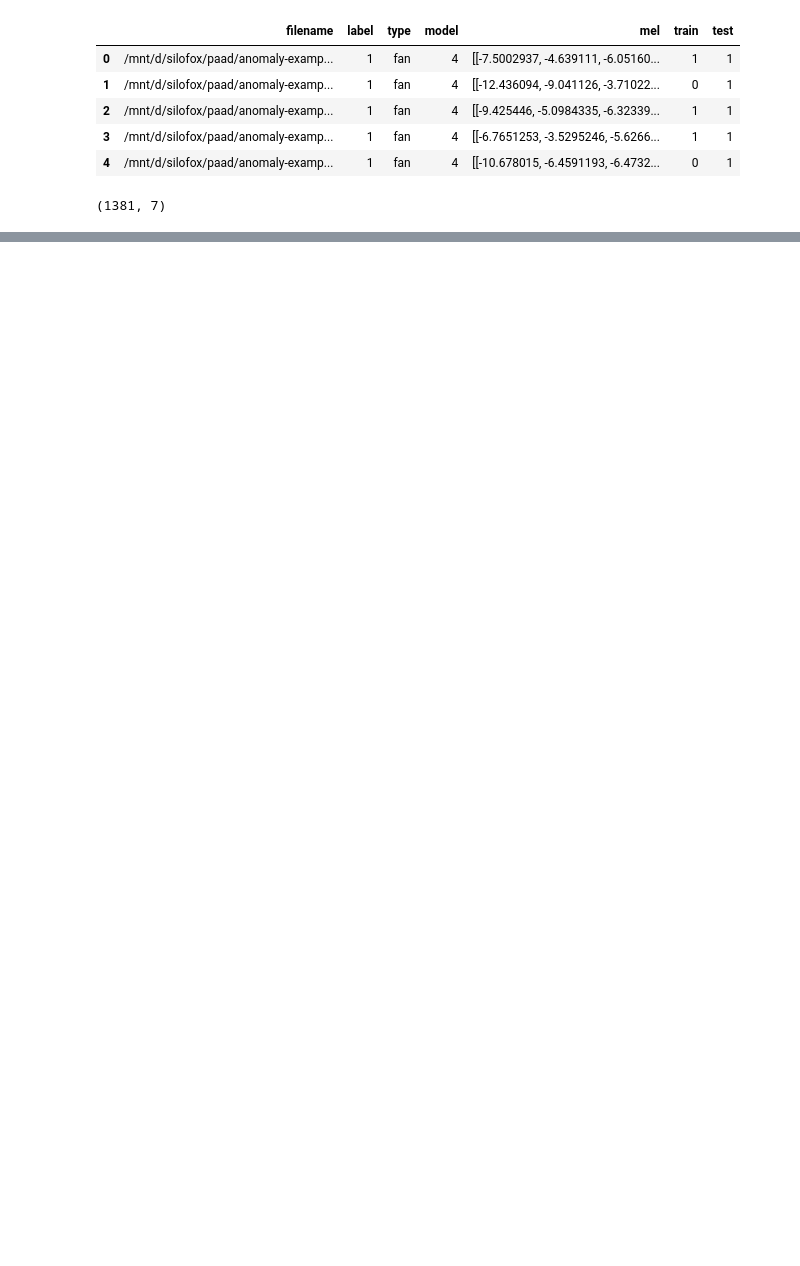
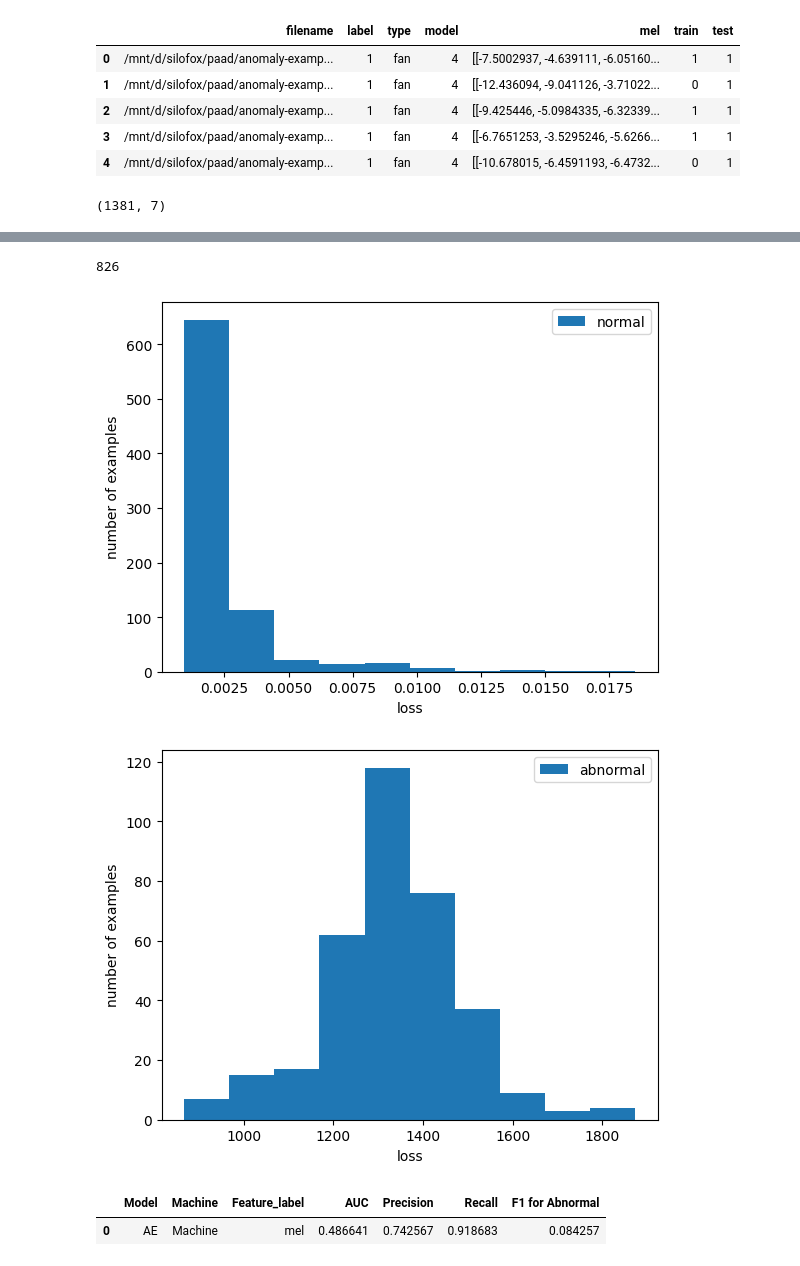
Before and after one commit to meloncus/Paad, a Jupyter notebook: mockup_to_train.ipynb, the cells around one changed output, grey strips where cells are left out. Saved outputs shown, nothing was run; the diff lists cells and outputs as text; code cells hidden in the pictures; blank space fills up the shorter version.

```diff
--- a/mockup_to_train.ipynb
+++ b/mockup_to_train.ipynb
@@ -57,0 +98,31 @@ autoencoder, calcuated_metrics = train_and_eval_for_autoencoder(train_data, vali
+# %%
+train_loss = get_mse(train_data, reconstrctions)
+# %%
+len(train_loss)
+# %% [output]
+826
+# %%
+abnormal_data = vector_to_numpy_arr(df[(df["test"] == 1) & (df["label"] == -1)]["mel"].tolist())
+# %%
+reconstrctions_abnormal = autoencoder.predict(abnormal_data)
+# %%
+validation_loss = get_mse(abnormal_data, reconstrctions_abnormal)
+# %%
+plt.hist(train_loss, label = "normal")
+plt.xlabel("loss")
+plt.ylabel("number of examples")
+plt.legend()
+plt.show()
+plt.hist(validation_loss, label = "abnormal")
+plt.xlabel("loss")
+plt.ylabel("number of examples")
+plt.legend()
+plt.show()
+# %% [output]
+[figure, added]
+[figure, added]
+# %%
+calcuated_metrics
+# %% [output]
+|  | Model | Machine | Feature_label | AUC | Precision | Recall | F1 for Abnormal |
+| 0 | AE | Machine | mel | 0.486641 | 0.742567 | 0.918683 | 0.084257 |
```
Also changed, not shown: parts of 11 cells of this notebook, 11 other files.
